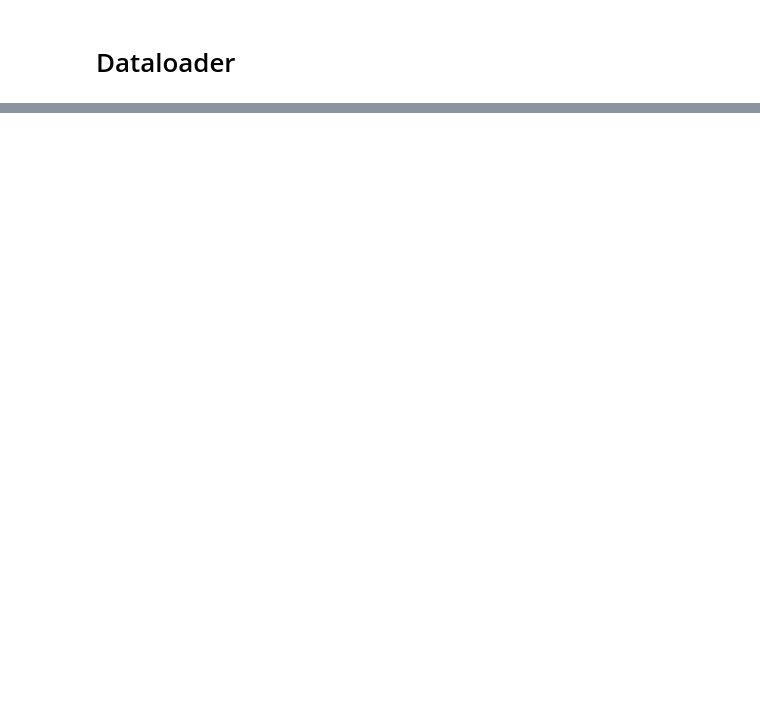
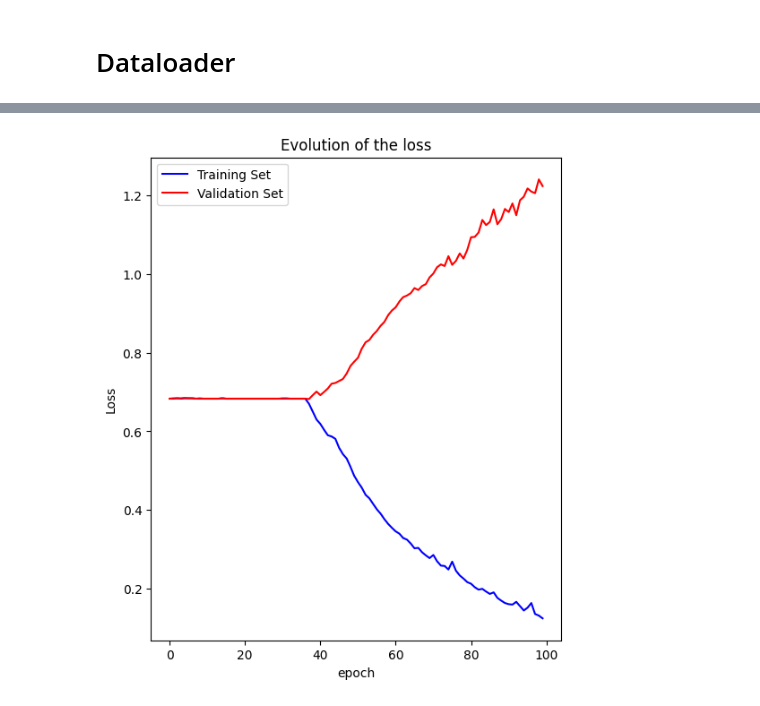
Before and after one commit to mbocquel/disaster_tweet, a Jupyter notebook: disaster_tweet2.ipynb, the cells around one changed output, grey strips where cells are left out. Cells and saved outputs as stored; diff of their text form; code cells hidden in the pictures; blank space fills up the shorter version.

```diff
--- a/disaster_tweet2.ipynb
+++ b/disaster_tweet2.ipynb
@@ -190,0 +271,7 @@ Creer le model, avec un embeding, suivi d'un LMTS
+# %%
+model = MyModel(len(vocab))
+# %%
+loss_fn = nn.BCELoss()
+metric = BinaryAccuracy()
+optimizer = torch.optim.Adam(model.parameters(), lr=1e-3)
+n_epochs = 100
@@ -190,0 +296,24 @@ Creer le model, avec un embeding, suivi d'un LMTS
+# %%
+train_loss_history = []
+val_loss_history = []
+acc_train_history = []
+acc_val_history = []
+# %%
+for epoch in range(n_epochs):
+    model.train()
+    for  idx, ( X_batch, y_batch) in enumerate(dataloader):
+        optimizer.zero_grad()
+        probs = model(X_batch)
+        y_batch = y_batch.type(torch.float32)
+        loss = loss_fn(probs, y_batch)
+        loss.backward()
+        optimizer.step()
+    train_loss = compute_loss(loss_fn, model, dataloader)
+    val_los = compute_loss(loss_fn, model, val_dataloader)
+    acc_train = calculate_acc(metric, model, dataloader)
+    acc_val = calculate_acc(metric, model, val_dataloader)
+    train_loss_history.append(train_loss)
+    val_loss_history.append(val_los)
+    acc_train_history.append(acc_train)
+    acc_val_history.append(acc_val)
+    print(f"Epoch: {epoch}, {train_loss=:.6f}, {val_los=:.6f}, {acc_train=:.6f}, {acc_val=:.6f} ")
@@ -190,0 +338,16 @@ Creer le model, avec un embeding, suivi d'un LMTS
+# %%
+x = range(len(train_loss_history))
+train_loss_history_round = np.round(train_loss_history, 3)
+val_loss_history_round = np.round(val_loss_history, 3)
+
+plt.figure(figsize=(13, 7))
+plt.subplot(1, 2, 1)
+plt.plot(x, train_loss_history_round, "b", label="Training Set")
+plt.plot(x, val_loss_history_round, "r", label="Validation Set")
+plt.xlabel("epoch")
+plt.ylabel("Loss")
+plt.legend()
+plt.title(f"Evolution of the loss")
+plt.show()
+# %% [output]
+[figure, added]
```
Also changed, not shown: parts of 24 cells of this notebook, 1 other file.
